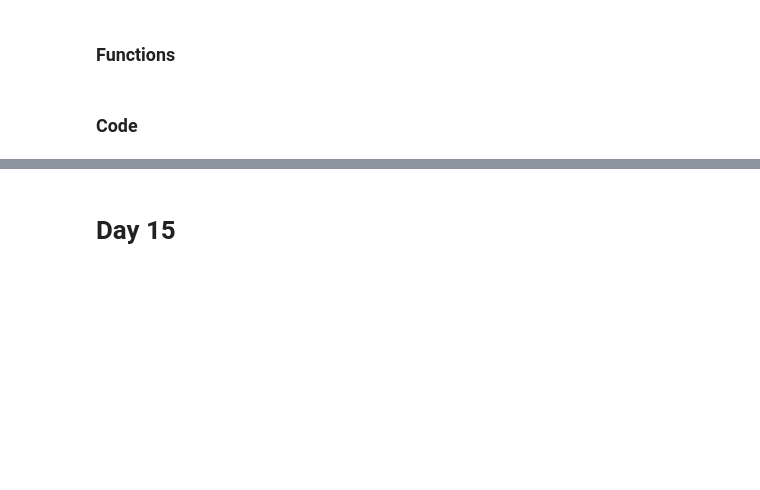
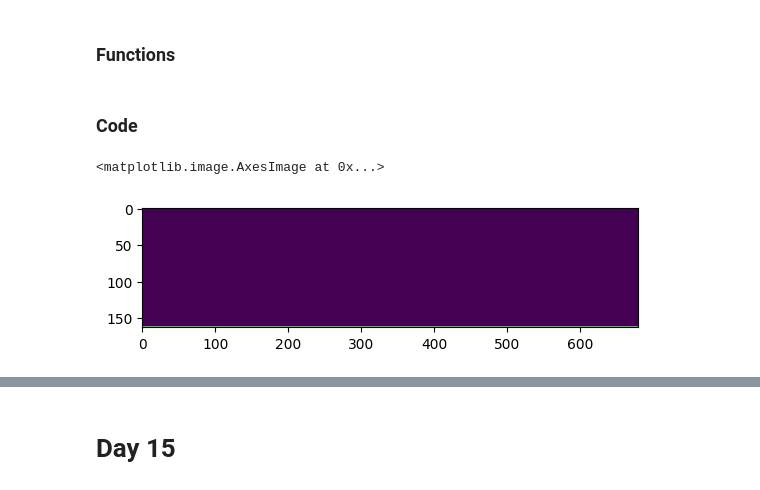
Before and after one commit to Sander-Sebregts/aoc_22, a Jupyter notebook: adventofcode_22.ipynb, the cells around one changed output, grey strips where cells are left out. Saved outputs shown, nothing was run; the diff lists cells and outputs as text; code cells hidden in the pictures; blank space fills up the shorter version.

```diff
--- a/adventofcode_22.ipynb
+++ b/adventofcode_22.ipynb
@@ -1137,2 +1258,21 @@ reduce(lambda x,y: x*y, [len(new_input)-new_input.index(divider) for divider in
 # %% [markdown]
 ### Code
+# %%
+# Get max dims
+x_min, x_max, y_min, y_max = 0, 0, 0, 0
+for shape in input_data.splitlines():
+    for points in shape.split(" -> "):
+        coords = points.split(",")
+        x_min = min(int(coords[0]), x_min)
+        x_max = max(int(coords[0]), x_max)
+        y_min = min(int(coords[1]), y_min)
+        y_max = max(int(coords[1]), y_max)
+
+# format: field[y][x]
+bottomed_field = [[0 for _ in range(x_max+y_max+2)] for _ in range(y_max+1)]
+bottomed_field.append([2 for _ in range(x_max+y_max+2)])
+
+plt.imshow(bottomed_field)
+# %% [output]
+<matplotlib.image.AxesImage at 0x...>
+[figure, added]
```
Also changed, not shown: parts of 10 cells of this notebook, 1 other file.
